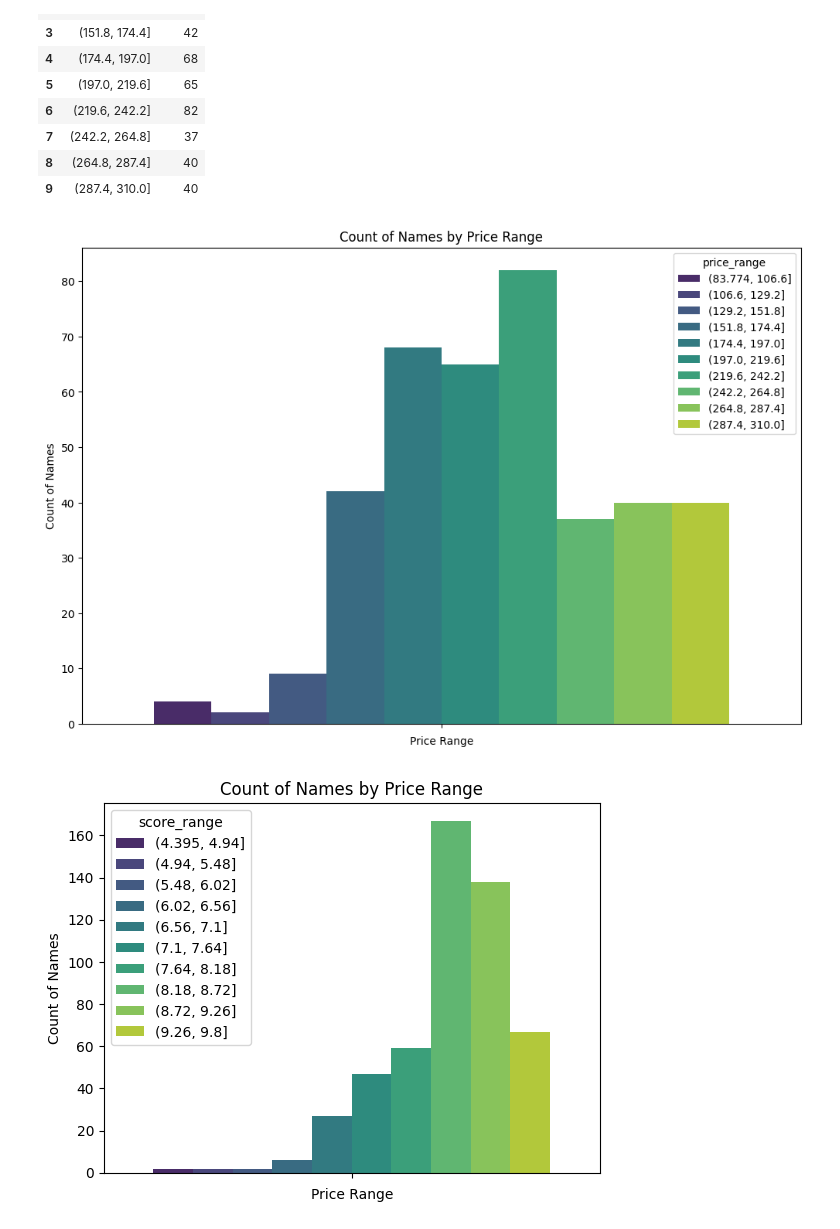
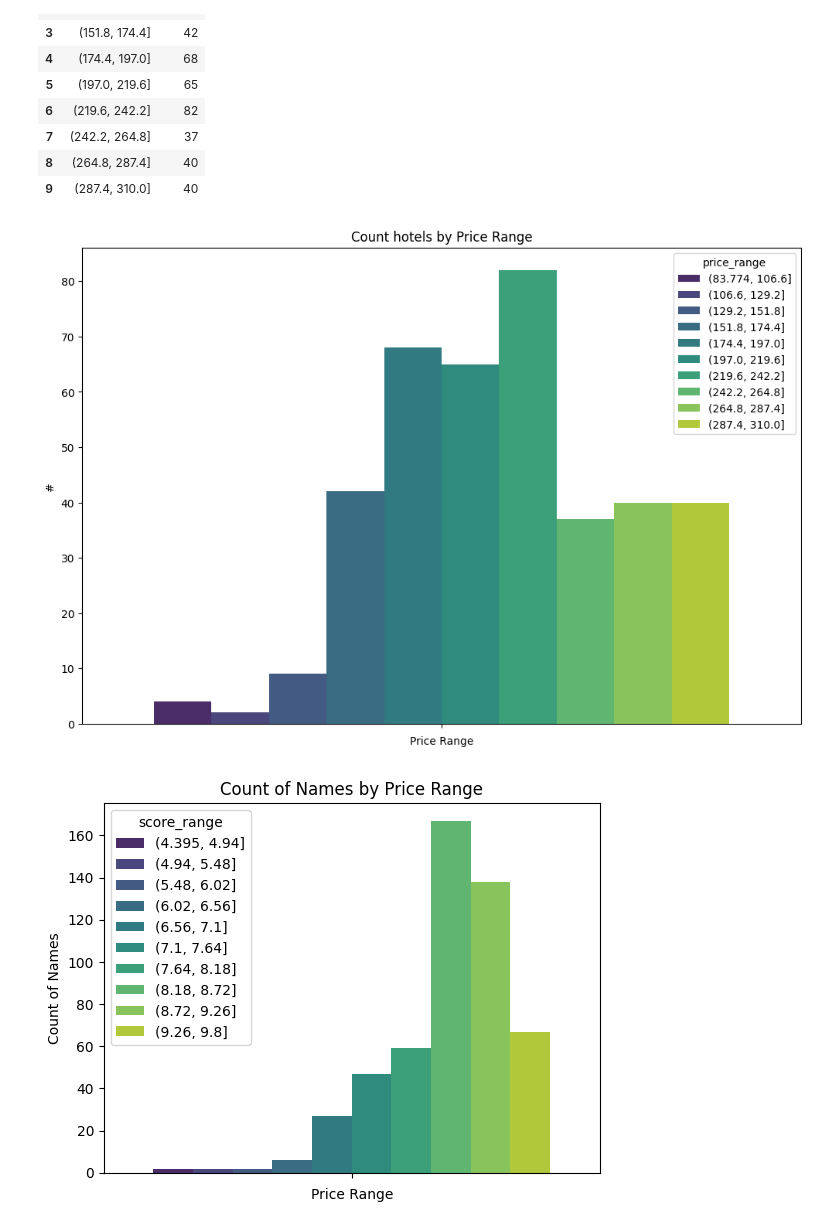
Before and after one commit to ToniMorales6/lab-scraping-hotels, a Jupyter notebook: analyze_data.ipynb, the cells around one changed output. Drawn from its saved outputs; the diff is of its cells as text; code cells hidden in the pictures.

```diff
--- a/analyze_data.ipynb
+++ b/analyze_data.ipynb
@@ -114,16 +114,16 @@ See the caveats in the documentation: https://pandas.pydata.org/pandas-docs/stab
 # %%
 plt.figure(figsize=(12, 8))
 sns.barplot(hue='price_range', y='count', data=data, palette='viridis')
 
 plt.xlabel('Price Range')
-plt.ylabel('Count of Names')
-plt.title('Count of Names by Price Range')
+plt.ylabel('# ')
+plt.title('Count hotels by Price Range')
 
 plt.xticks(rotation=90)
 
 plt.show()
 # %% [output]
-[figure, old version]
+[figure, new version]
 # %%
 df["score_range"] = pd.cut(df['score'], bins=10)
 data = df.groupby("score_range", observed=False)["name"].count().reset_index()
```
Also changed, not shown: 2 other files.
